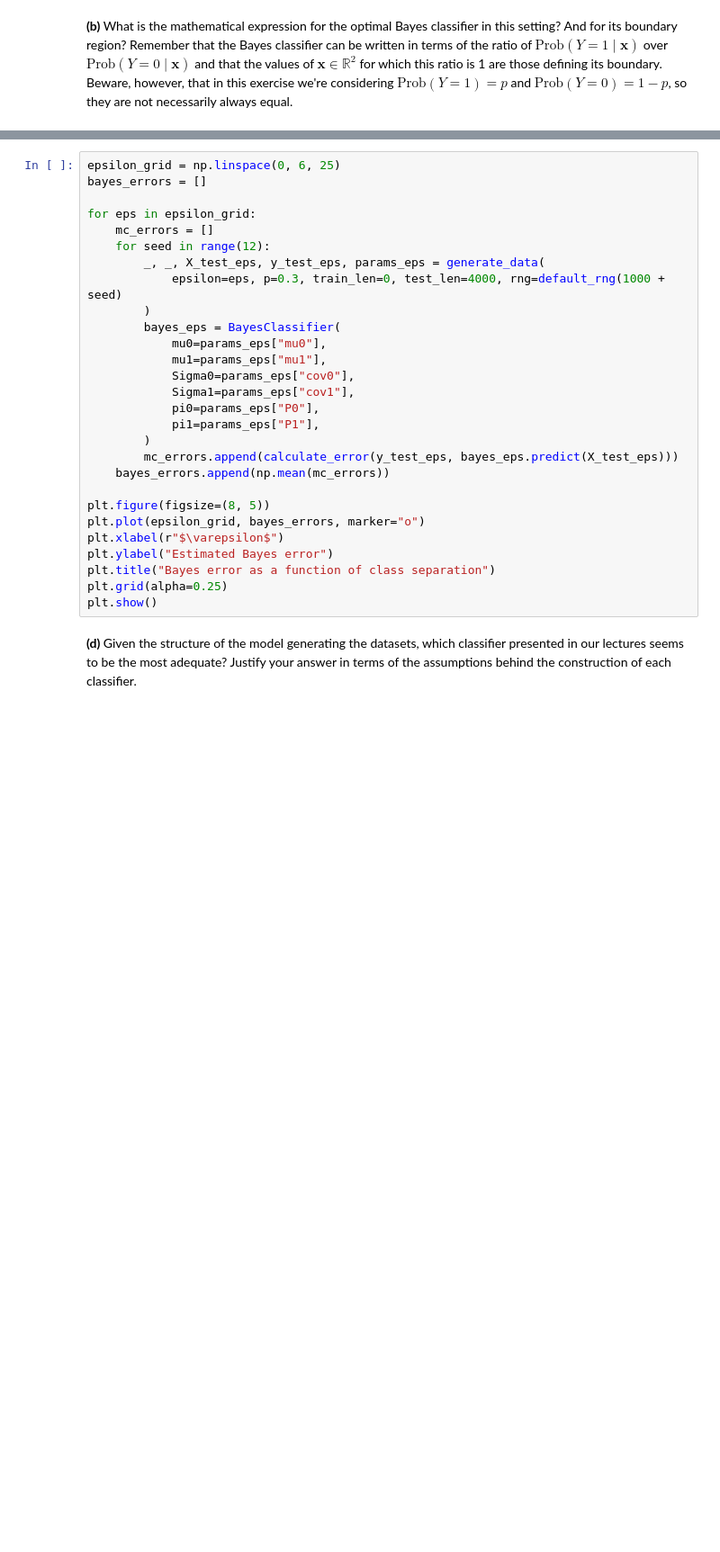
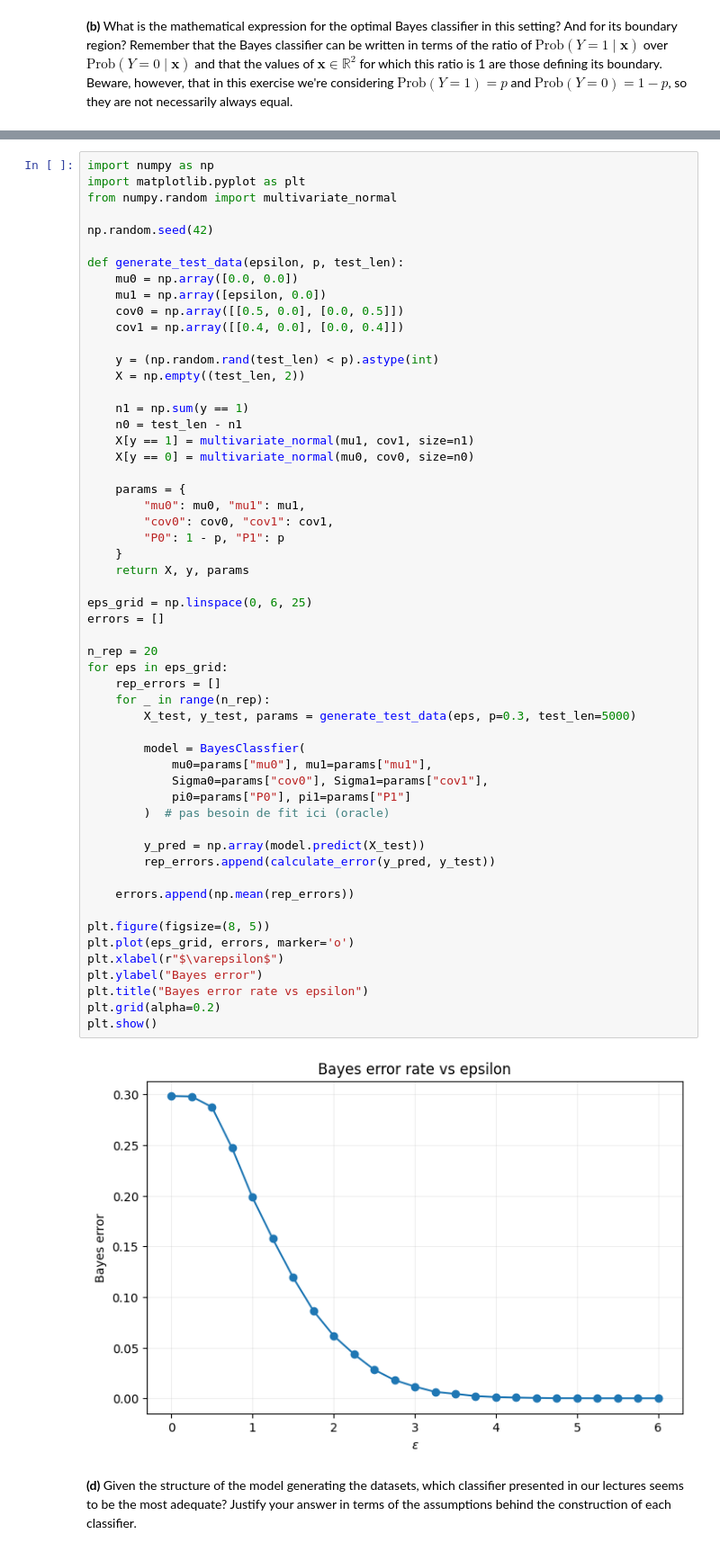
Before and after one commit to leozsc/TP1-ISLA, a Jupyter notebook: TP3/TP3.ipynb, the cells around one changed output, grey strips where cells are left out. Shown at 90% size. Cells and saved outputs as stored; diff of their text form; blank space fills up the shorter version.

```diff
--- a/TP3/TP3.ipynb
+++ b/TP3/TP3.ipynb
@@ -315,31 +375,60 @@ Therefore, the Bayes error (irreducible classification error) is expected to dec
 # %%
-epsilon_grid = np.linspace(0, 6, 25)
-bayes_errors = []
+import numpy as np
+import matplotlib.pyplot as plt
+from numpy.random import multivariate_normal
 
-for eps in epsilon_grid:
-    mc_errors = []
-    for seed in range(12):
-        _, _, X_test_eps, y_test_eps, params_eps = generate_data(
-            epsilon=eps, p=0.3, train_len=0, test_len=4000, rng=default_rng(1000 + seed)
-        )
-        bayes_eps = BayesClassifier(
-            mu0=params_eps["mu0"],
-            mu1=params_eps["mu1"],
-            Sigma0=params_eps["cov0"],
-            Sigma1=params_eps["cov1"],
-            pi0=params_eps["P0"],
-            pi1=params_eps["P1"],
-        )
-        mc_errors.append(calculate_error(y_test_eps, bayes_eps.predict(X_test_eps)))
-    bayes_errors.append(np.mean(mc_errors))
+np.random.seed(42)
+
+def generate_test_data(epsilon, p, test_len):
+    mu0 = np.array([0.0, 0.0])
+    mu1 = np.array([epsilon, 0.0])
+    cov0 = np.array([[0.5, 0.0], [0.0, 0.5]])
+    cov1 = np.array([[0.4, 0.0], [0.0, 0.4]])
+
+    y = (np.random.rand(test_len) < p).astype(int)
+    X = np.empty((test_len, 2))
+
+    n1 = np.sum(y == 1)
+    n0 = test_len - n1
+    X[y == 1] = multivariate_normal(mu1, cov1, size=n1)
+    X[y == 0] = multivariate_normal(mu0, cov0, size=n0)
+
+    params = {
+        "mu0": mu0, "mu1": mu1,
+        "cov0": cov0, "cov1": cov1,
+        "P0": 1 - p, "P1": p
+    }
+    return X, y, params
+
+eps_grid = np.linspace(0, 6, 25)
+errors = []
+
+n_rep = 20
+for eps in eps_grid:
+    rep_errors = []
+    for _ in range(n_rep):
+        X_test, y_test, params = generate_test_data(eps, p=0.3, test_len=5000)
+
+        model = BayesClassfier(
+            mu0=params["mu0"], mu1=params["mu1"],
+            Sigma0=params["cov0"], Sigma1=params["cov1"],
+            pi0=params["P0"], pi1=params["P1"]
+        )  # pas besoin de fit ici (oracle)
+
+        y_pred = np.array(model.predict(X_test))
+        rep_errors.append(calculate_error(y_pred, y_test))
+
+    errors.append(np.mean(rep_errors))
 
 plt.figure(figsize=(8, 5))
-plt.plot(epsilon_grid, bayes_errors, marker="o")
+plt.plot(eps_grid, errors, marker='o')
 plt.xlabel(r"$\varepsilon$")
-plt.ylabel("Estimated Bayes error")
-plt.title("Bayes error as a function of class separation")
-plt.grid(alpha=0.25)
+plt.ylabel("Bayes error")
+plt.title("Bayes error rate vs epsilon")
+plt.grid(alpha=0.2)
 plt.show()
+# %% [output]
+[figure, added]
 # %% [markdown]
 **(d)** Given the structure of the model generating the datasets, which classifier presented in our lectures seems to be the most adequate? Justify your answer in terms of the assumptions behind the construction of each classifier.
 # %% [markdown]
```
Also changed, not shown: parts of 20 cells of this notebook.
